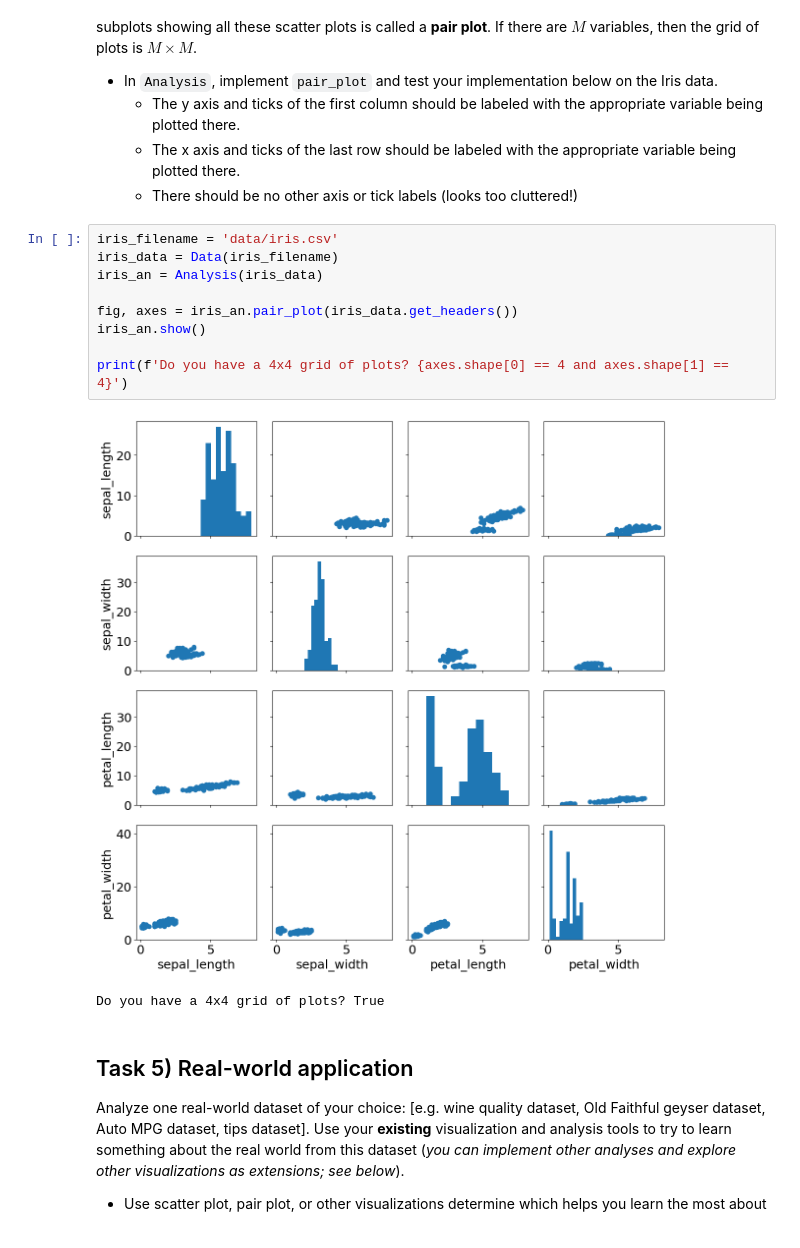
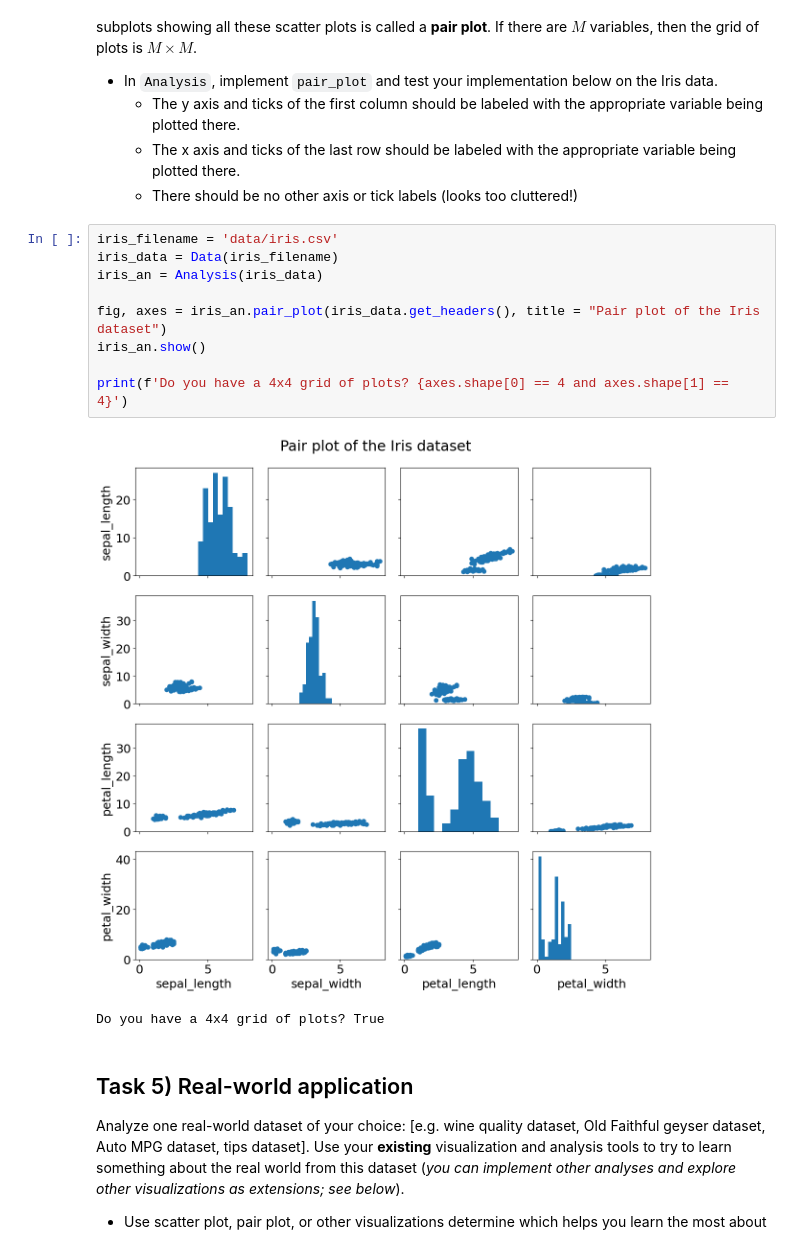
Before and after one commit to dnnguy23/cs251_project1, a Jupyter notebook: analysis.ipynb, the cells around one changed output. Cells and saved outputs as stored; diff of their text form.

Commit message:
add plot title

```diff
--- a/analysis.ipynb
+++ b/analysis.ipynb
@@ -496,14 +500,14 @@ When doing exploratory data analysis, it is often helpful to create scatter plot
 # %%
 iris_filename = 'data/iris.csv'
 iris_data = Data(iris_filename)
 iris_an = Analysis(iris_data)
 
-fig, axes = iris_an.pair_plot(iris_data.get_headers())
+fig, axes = iris_an.pair_plot(iris_data.get_headers(), title = "Pair plot of the Iris dataset")
 iris_an.show()
 
 print(f'Do you have a 4x4 grid of plots? {axes.shape[0] == 4 and axes.shape[1] == 4}')
 # %% [output]
-[figure, old version]
+[figure, new version]
 Do you have a 4x4 grid of plots? True
 # %% [markdown]
 ## Task 5) Real-world application
```
Also changed, not shown: parts of 3 cells of this notebook.
